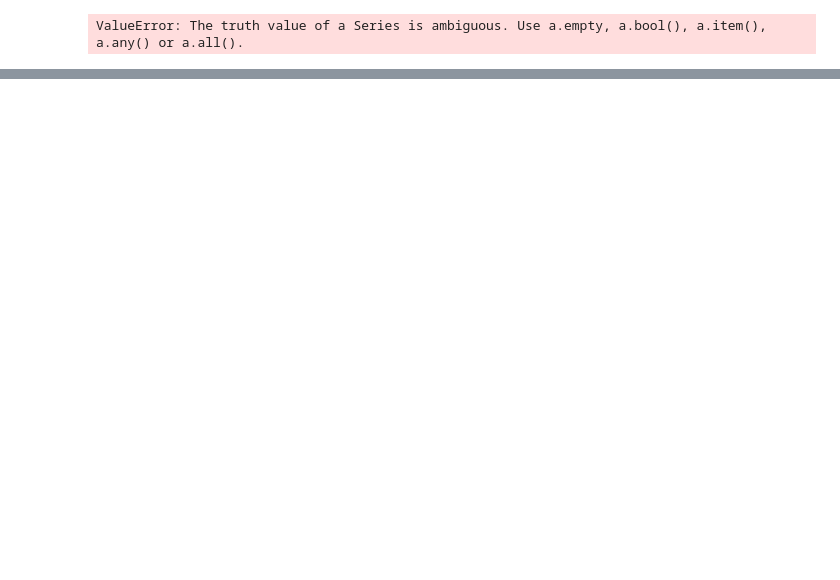
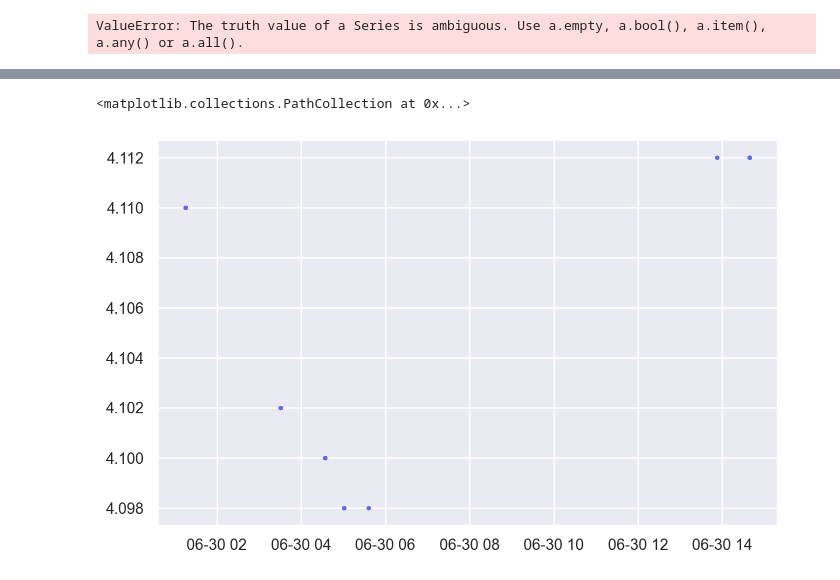
Before and after one commit to timsinashok/floodnet_ugsrp-2023, a Jupyter notebook: failure_frequency_and_mostly_failing_analysis.ipynb, the cells around one changed output, grey strips where cells are left out. Cells and saved outputs as stored; diff of their text form; code cells hidden in the pictures; blank space fills up the shorter version.

```diff
--- a/failure_frequency_and_mostly_failing_analysis.ipynb
+++ b/failure_frequency_and_mostly_failing_analysis.ipynb
@@ -281,0 +333,5 @@ for sensor in test_sensors:
+# %%
+plt.scatter(x = pd.to_datetime(failing_df['times']), y = failing_df['batt_v'], color=np.random.rand(3,), label=key, s=5)
+# %% [output]
+<matplotlib.collections.PathCollection at 0x...>
+[figure, added]
```
Also changed, not shown: parts of 15 cells of this notebook, 1 other file.
